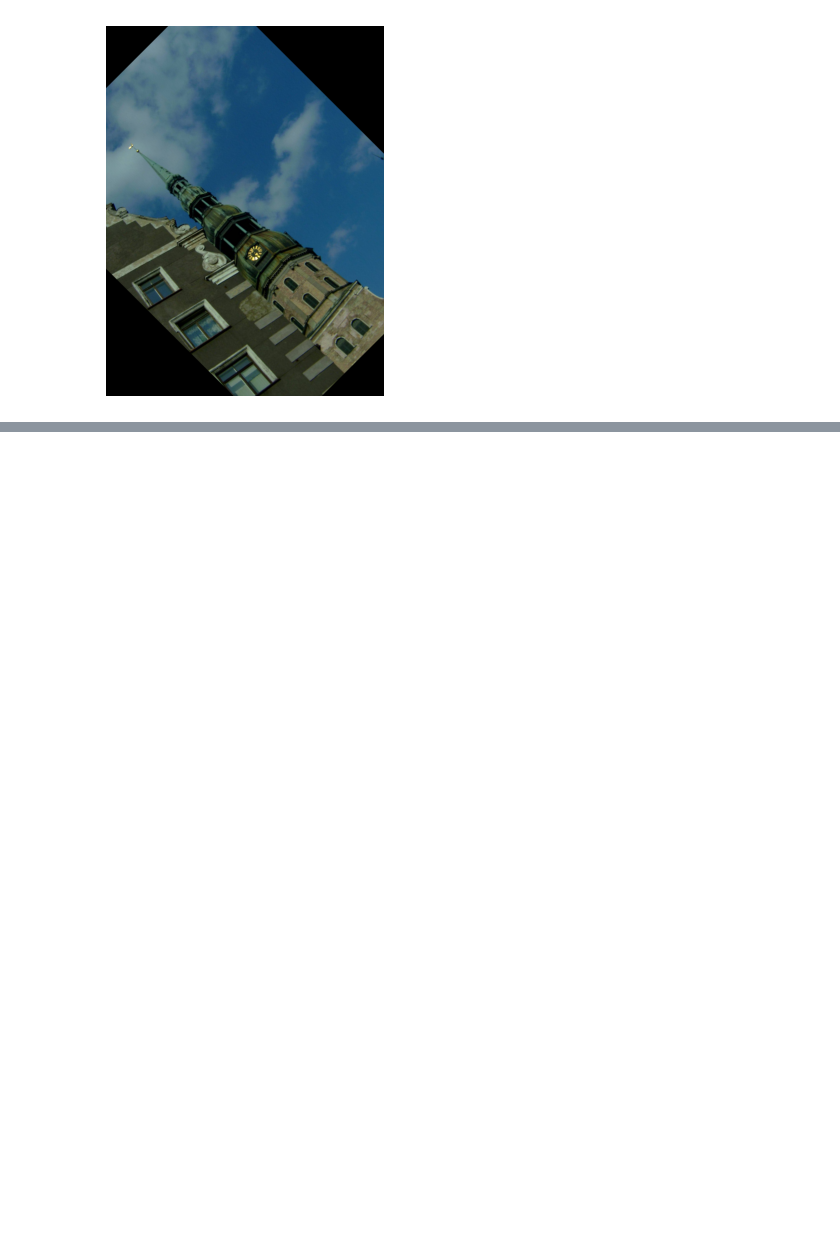
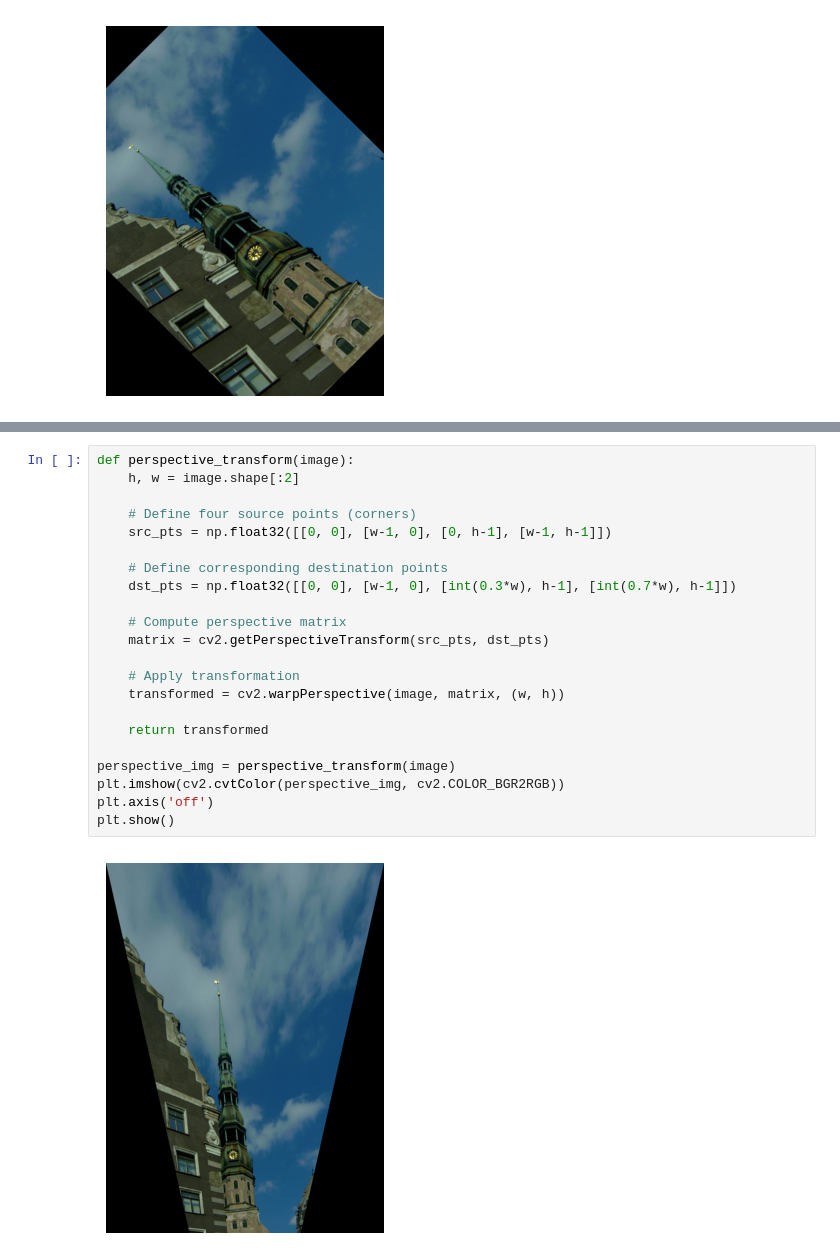
Before and after one commit to vestinabert/Image_Processing, a Jupyter notebook: Image_Processing_And_Transformation.ipynb, the cells around one changed output, grey strips where cells are left out. Drawn from its saved outputs; the diff is of its cells as text; blank space fills up the shorter version.

Commit message:
Perspective Transform

```diff
--- a/Image_Processing_And_Transformation.ipynb
+++ b/Image_Processing_And_Transformation.ipynb
@@ -48,0 +82,24 @@ plt.show()
+# %%
+def perspective_transform(image):
+    h, w = image.shape[:2]
+
+    # Define four source points (corners)
+    src_pts = np.float32([[0, 0], [w-1, 0], [0, h-1], [w-1, h-1]])
+
+    # Define corresponding destination points
+    dst_pts = np.float32([[0, 0], [w-1, 0], [int(0.3*w), h-1], [int(0.7*w), h-1]])
+
+    # Compute perspective matrix
+    matrix = cv2.getPerspectiveTransform(src_pts, dst_pts)
+
+    # Apply transformation
+    transformed = cv2.warpPerspective(image, matrix, (w, h))
+
+    return transformed
+
+perspective_img = perspective_transform(image)
+plt.imshow(cv2.cvtColor(perspective_img, cv2.COLOR_BGR2RGB))
+plt.axis('off')
+plt.show()
+# %% [output]
+[figure, added]
```
Also changed, not shown: parts of 1 cell of this notebook.
